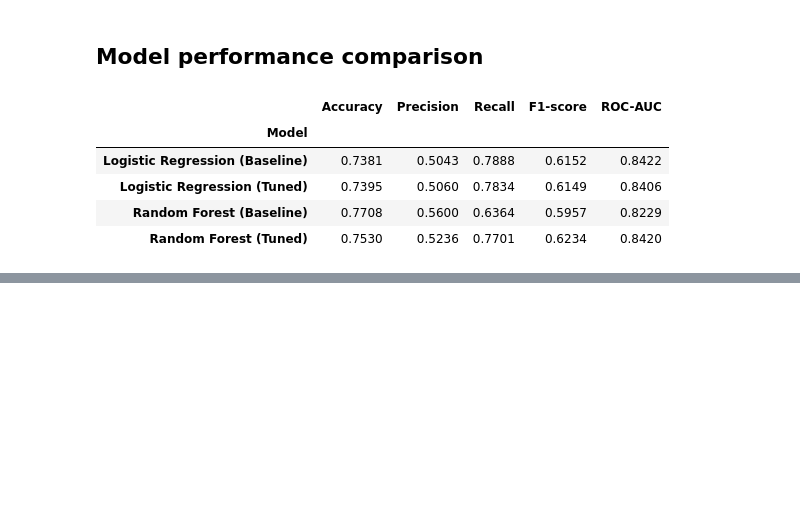
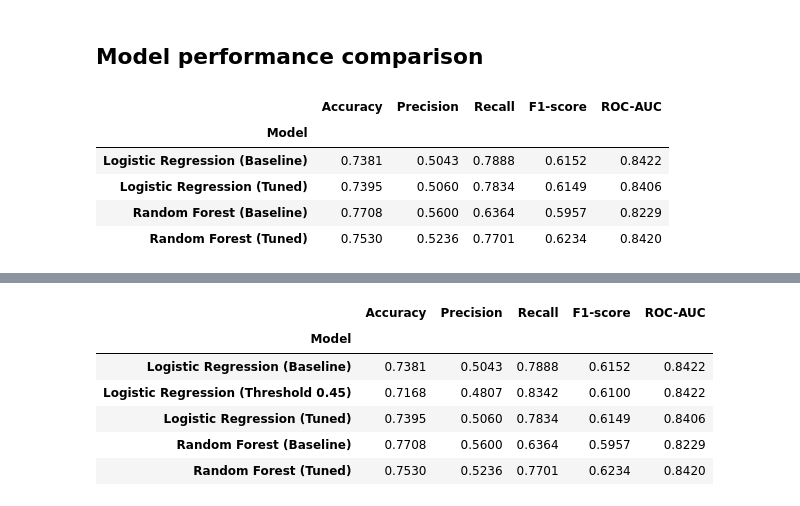
Before and after one commit to MalmEEE/customer-churn-prediction, a Jupyter notebook: notebooks/02_model_training.ipynb, the cells around one changed output, grey strips where cells are left out. Cells and saved outputs as stored; diff of their text form; code cells hidden in the pictures; blank space fills up the shorter version.

```diff
--- a/notebooks/02_model_training.ipynb
+++ b/notebooks/02_model_training.ipynb
@@ -1555,0 +1795,62 @@ model_comparison.set_index('Model').style.format('{:.4f}').highlight_max(
+# %%
+# Final model comparison including threshold tuning
+
+final_comparison = pd.DataFrame({
+    'Model': [
+        'Logistic Regression (Baseline)',
+        'Logistic Regression (Threshold 0.45)',
+        'Logistic Regression (Tuned)',
+        'Random Forest (Baseline)',
+        'Random Forest (Tuned)'
+    ],
+
+    'Accuracy': [
+        accuracy_score(y_test_encoded, y_pred),
+        accuracy_score(y_test_encoded, y_pred_tuned),
+        accuracy_score(y_test_encoded, y_pred_tuned_lr),
+        accuracy_score(y_test_encoded, rf_y_pred),
+        accuracy_score(y_test_encoded, rf_tuned_y_pred)
+    ],
+
+    'Precision': [
+        precision_score(y_test_encoded, y_pred),
+        precision_score(y_test_encoded, y_pred_tuned),
+        precision_score(y_test_encoded, y_pred_tuned_lr),
+        precision_score(y_test_encoded, rf_y_pred),
+        precision_score(y_test_encoded, rf_tuned_y_pred)
+    ],
+
+    'Recall': [
+        recall_score(y_test_encoded, y_pred),
+        recall_score(y_test_encoded, y_pred_tuned),
+        recall_score(y_test_encoded, y_pred_tuned_lr),
+        recall_score(y_test_encoded, rf_y_pred),
+        recall_score(y_test_encoded, rf_tuned_y_pred)
+    ],
+
+    'F1-score': [
+        f1_score(y_test_encoded, y_pred),
+        f1_score(y_test_encoded, y_pred_tuned),
+        f1_score(y_test_encoded, y_pred_tuned_lr),
+        f1_score(y_test_encoded, rf_y_pred),
+        f1_score(y_test_encoded, rf_tuned_y_pred)
+    ],
+
+    'ROC-AUC': [
+        roc_auc_score(y_test_encoded, y_prob),
+        roc_auc_score(y_test_encoded, y_prob),
+        roc_auc_score(y_test_encoded, y_prob_tuned_lr),
+        roc_auc_score(y_test_encoded, rf_y_prob),
+        roc_auc_score(y_test_encoded, rf_tuned_y_prob)
+    ]
+})
+
+final_comparison.set_index('Model').style.format('{:.4f}')
+# %% [output]
+|  | Accuracy | Precision | Recall | F1-score | ROC-AUC |
+| Model |  |  |  |  |  |
+| Logistic Regression (Baseline) | 0.7381 | 0.5043 | 0.7888 | 0.6152 | 0.8422 |
+| Logistic Regression (Threshold 0.45) | 0.7168 | 0.4807 | 0.8342 | 0.6100 | 0.8422 |
+| Logistic Regression (Tuned) | 0.7395 | 0.5060 | 0.7834 | 0.6149 | 0.8406 |
+| Random Forest (Baseline) | 0.7708 | 0.5600 | 0.6364 | 0.5957 | 0.8229 |
+| Random Forest (Tuned) | 0.7530 | 0.5236 | 0.7701 | 0.6234 | 0.8420 |
```
Also changed, not shown: parts of 33 cells of this notebook.
